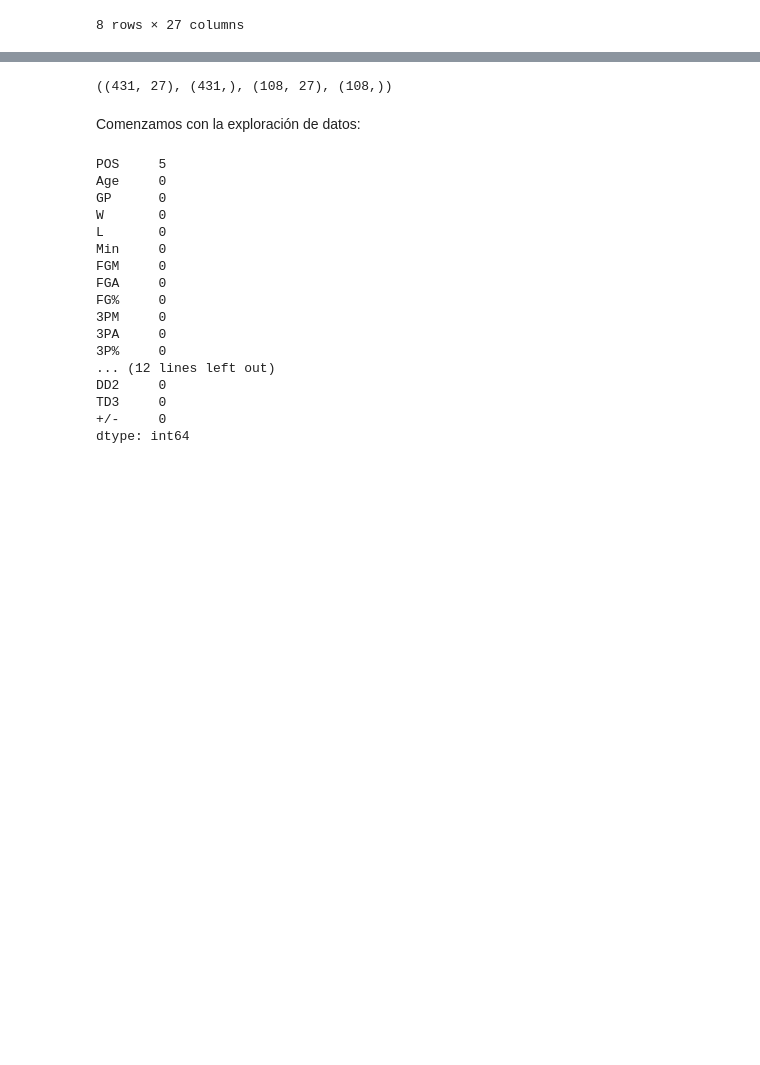
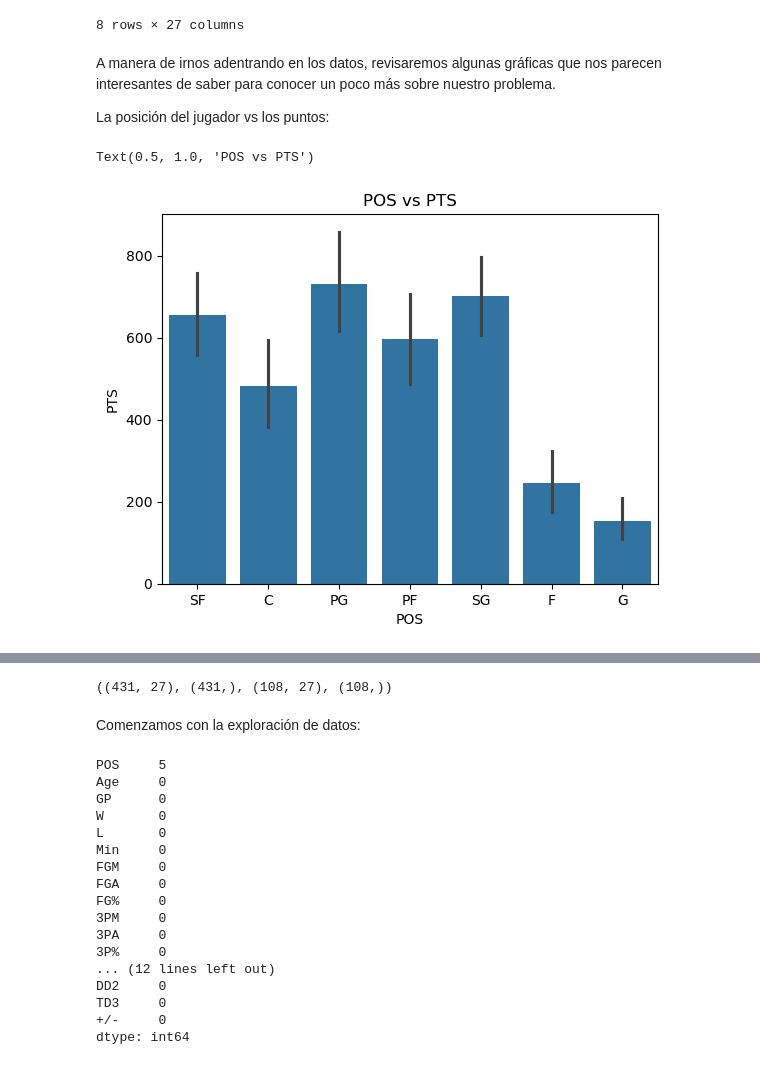
Before and after one commit to RafaelTakata0105/Proyecto_Flores_Takata, a Jupyter notebook: notebooks/Proyecto_final.ipynb, the cells around one changed output, grey strips where cells are left out. Cells and saved outputs as stored; diff of their text form; code cells hidden in the pictures; blank space fills up the shorter version.

```diff
--- a/notebooks/Proyecto_final.ipynb
+++ b/notebooks/Proyecto_final.ipynb
@@ -117,3 +118,13 @@ df.describe()
 | 75% | 29.000000 | 68.000000 | 36.000000 | 34.000000 | 1845.900000 | 769.500000 | 283.500000 | 598.500000 | 50.600000 | 92.000000 | ... | ... |
 | max | 42.000000 | 83.000000 | 57.000000 | 60.000000 | 2963.200000 | 2225.000000 | 728.000000 | 1559.000000 | 100.000000 | 301.000000 | ... | ... |
 8 rows × 27 columns
+# %% [markdown]
+A manera de irnos adentrando en los datos, revisaremos algunas gráficas que nos parecen interesantes de saber para conocer un poco más sobre nuestro problema.
+
+La posición del jugador vs los puntos:
+# %%
+ax = sns.barplot(x= 'POS', y = 'PTS', data = df)
+ax.set_title('POS vs PTS')
+# %% [output]
+Text(0.5, 1.0, 'POS vs PTS')
+[figure, added]
```
Also changed, not shown: parts of 32 cells of this notebook.
